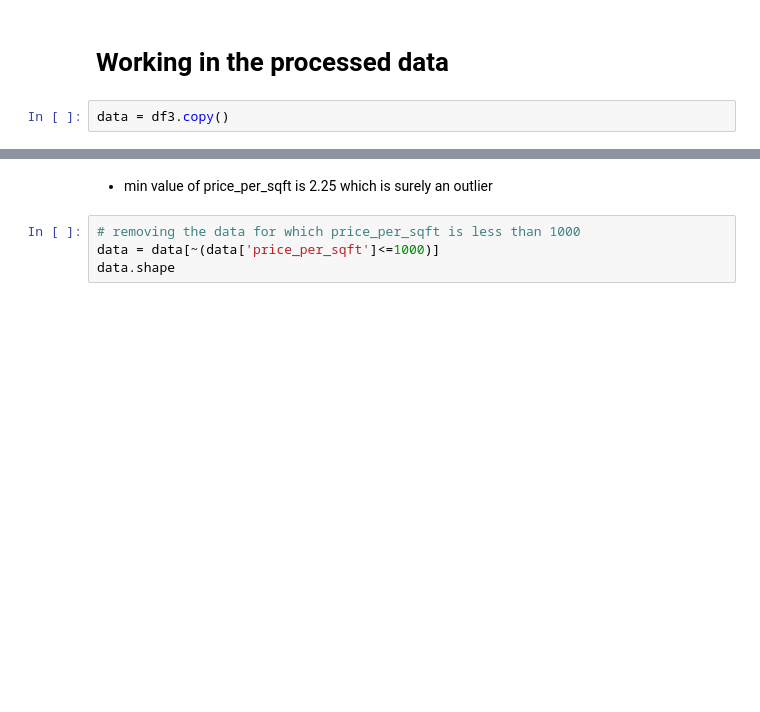
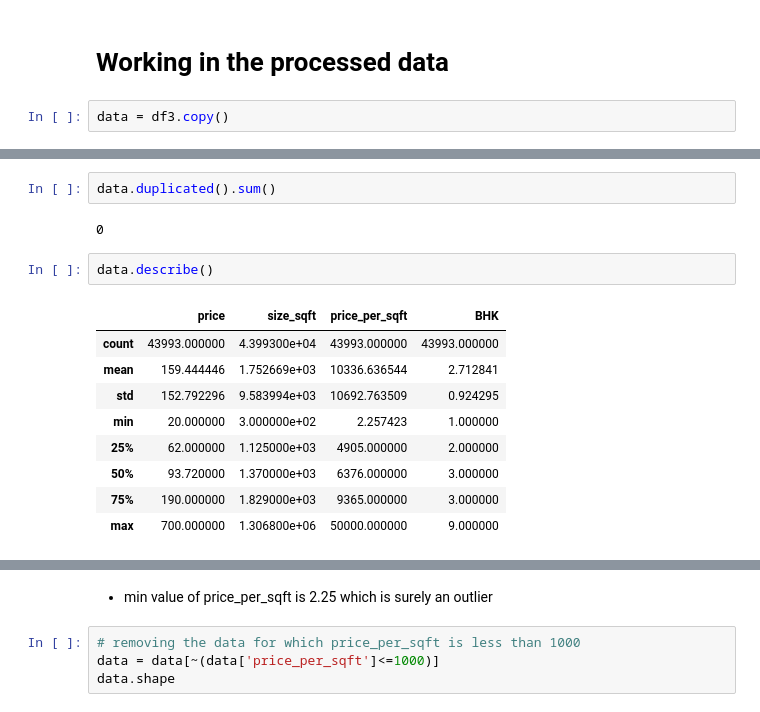
Before and after one commit to DoneshipBreakingBad/HousePricePredictionProject, a Jupyter notebook: Bangalore House Price Prediction.ipynb, the cells around one changed output, grey strips where cells are left out. Drawn from its saved outputs; the diff is of its cells as text; blank space fills up the shorter version.

```diff
--- a/Bangalore House Price Prediction.ipynb
+++ b/Bangalore House Price Prediction.ipynb
@@ -572,3 +586,19 @@ data.head()
+# %%
+data.duplicated().sum()
+# %% [output]
+0
+# %%
+data.describe()
+# %% [output]
+|  | price | size_sqft | price_per_sqft | BHK |
+| count | 43993.000000 | 4.399300e+04 | 43993.000000 | 43993.000000 |
+| mean | 159.444446 | 1.752669e+03 | 10336.636544 | 2.712841 |
+| std | 152.792296 | 9.583994e+03 | 10692.763509 | 0.924295 |
+| min | 20.000000 | 3.000000e+02 | 2.257423 | 1.000000 |
+| 25% | 62.000000 | 1.125000e+03 | 4905.000000 | 2.000000 |
+| 50% | 93.720000 | 1.370000e+03 | 6376.000000 | 3.000000 |
+| 75% | 190.000000 | 1.829000e+03 | 9365.000000 | 3.000000 |
+| max | 700.000000 | 1.306800e+06 | 50000.000000 | 9.000000 |
 # %%
 data.shape
 # %% [output]
```
Also changed, not shown: parts of 20 cells of this notebook, 1 other file.
